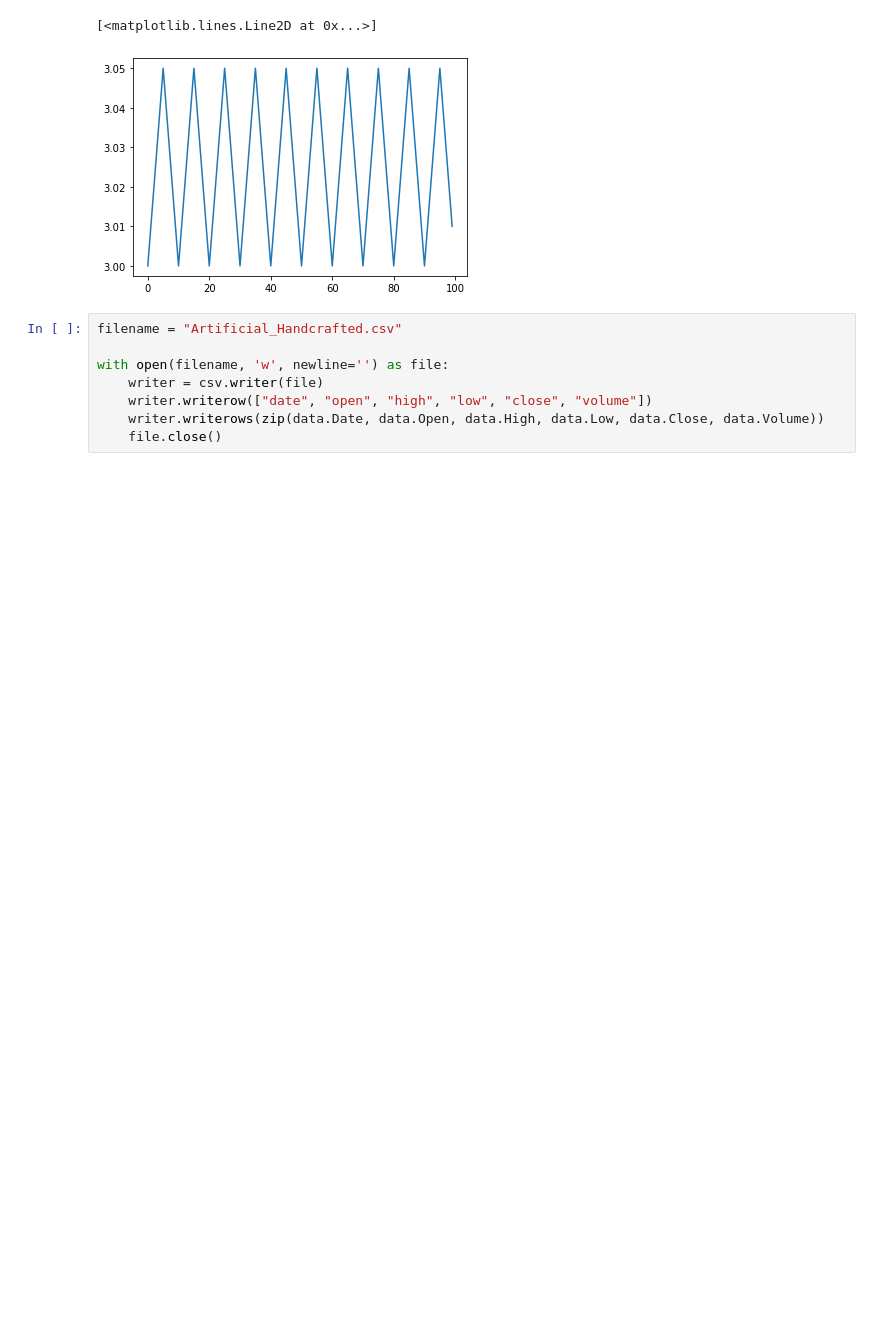
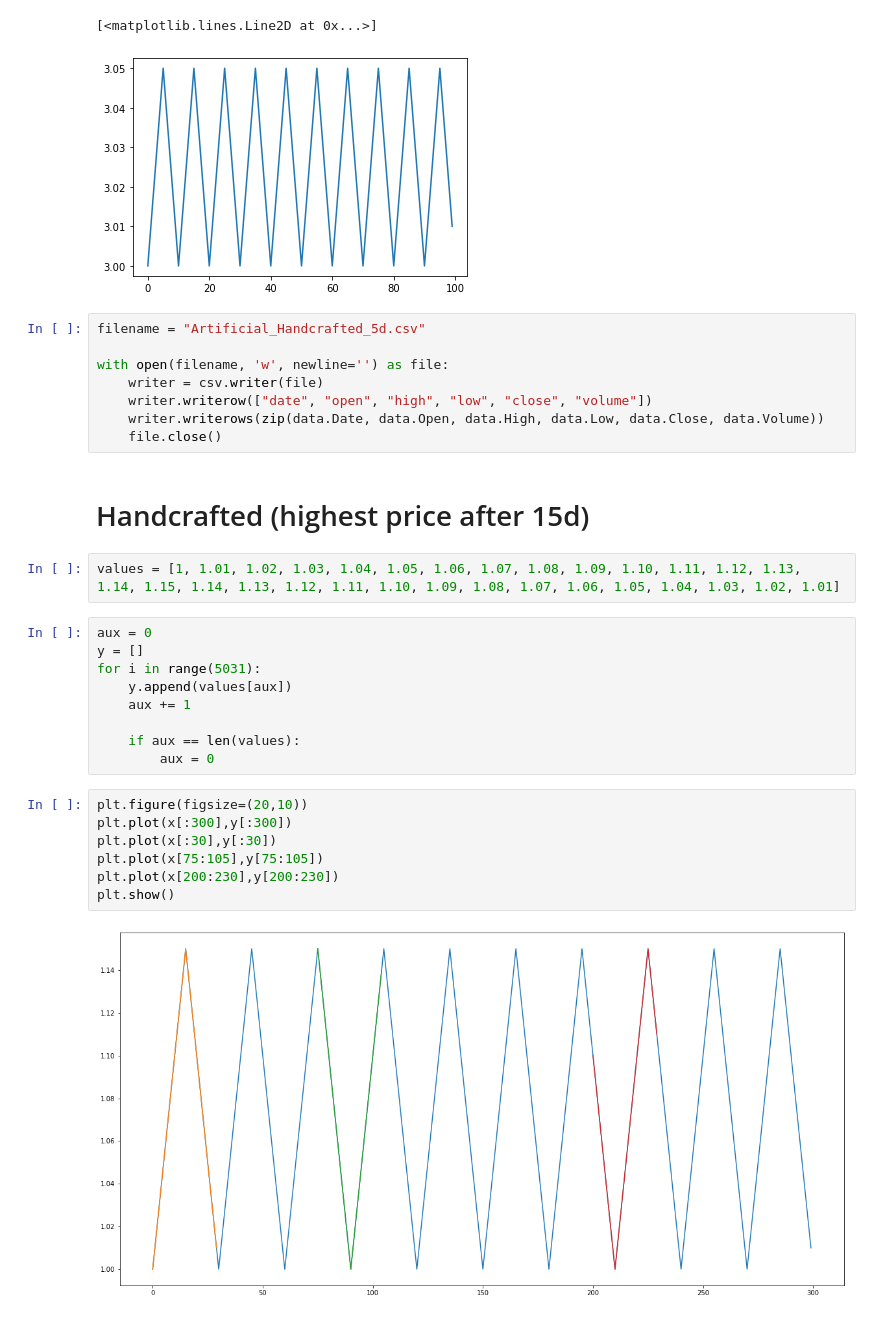
Before and after one commit to lucaswehmuth/rl-investing, a Jupyter notebook: data/3-ArtificialData.ipynb, the cells around one changed output. Cells and saved outputs as stored; diff of their text form; blank space fills up the shorter version.

Commit message:
More artificial data Cleaner code

```diff
--- a/data/3-ArtificialData.ipynb
+++ b/data/3-ArtificialData.ipynb
@@ -194,10 +194,32 @@ plt.plot(data.index[:100], data.Close[:100])
 [<matplotlib.lines.Line2D at 0x...>]
 [figure]
 # %%
-filename = "Artificial_Handcrafted.csv"
+filename = "Artificial_Handcrafted_5d.csv"
 
 with open(filename, 'w', newline='') as file:
     writer = csv.writer(file)
     writer.writerow(["date", "open", "high", "low", "close", "volume"])
     writer.writerows(zip(data.Date, data.Open, data.High, data.Low, data.Close, data.Volume))
     file.close()
+# %% [markdown]
+# Handcrafted (highest price after 15d)
+# %%
+values = [1, 1.01, 1.02, 1.03, 1.04, 1.05, 1.06, 1.07, 1.08, 1.09, 1.10, 1.11, 1.12, 1.13, 1.14, 1.15, 1.14, 1.13, 1.12, 1.11, 1.10, 1.09, 1.08, 1.07, 1.06, 1.05, 1.04, 1.03, 1.02, 1.01]
+# %%
+aux = 0
+y = []
+for i in range(5031):
+    y.append(values[aux])
+    aux += 1
+
+    if aux == len(values):
+        aux = 0
+# %%
+plt.figure(figsize=(20,10))
+plt.plot(x[:300],y[:300])
+plt.plot(x[:30],y[:30])
+plt.plot(x[75:105],y[75:105])
+plt.plot(x[200:230],y[200:230])
+plt.show()
+# %% [output]
+[figure, added]
```
Also changed, not shown: parts of 7 cells of this notebook, 8 other files.
